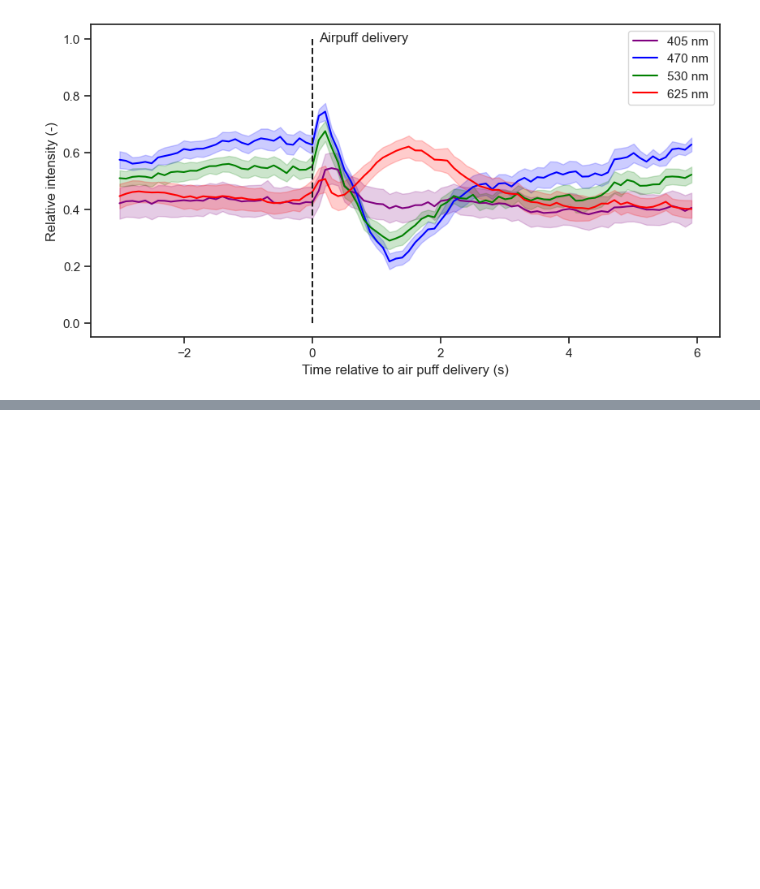
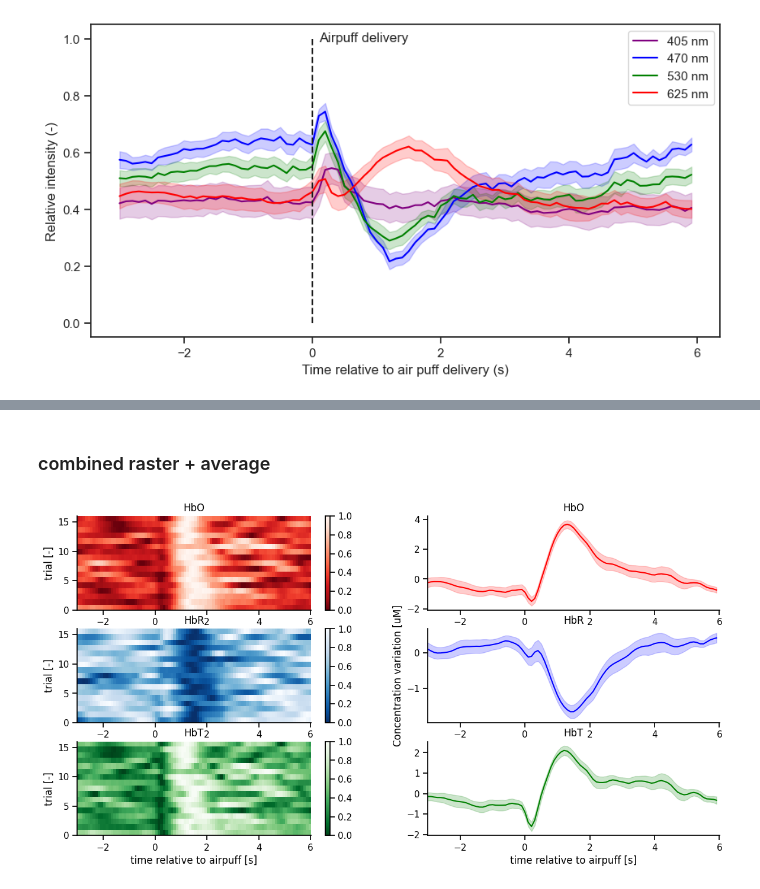
Before and after one commit to Laboratory-of-Vincent-Breton-Provencher/Widefield-Imaging-Acquisition, a Jupyter notebook: analysisPipeline/quickPlots.ipynb, the cells around one changed output, grey strips where cells are left out. Saved outputs shown, nothing was run; the diff lists cells and outputs as text; code cells hidden in the pictures; blank space fills up the shorter version.

```diff
--- a/analysisPipeline/quickPlots.ipynb
+++ b/analysisPipeline/quickPlots.ipynb
@@ -215,0 +294,29 @@ plt.imshow(monalisa, cmap=cmap)
+# %% [markdown]
+### combined raster + average
+# %%
+fig = plt.figure(figsize=(14, 7))
+
+for idx, (sig, cmap, title) in enumerate(zip(aligned_data, cmaps, titles)):
+  ax = plt.subplot(3, 2, 2*idx+1)
+  ax.set_title(title)
+  ax.set_xlabel('time relative to airpuff [s]')
+  ax.set_ylabel("trial [-]")
+  pos = ax.imshow(aligned_data_norm[idx,:,:], origin='lower', extent=[time[AP_idx[0]-inf]-time[AP_idx[0]], time[AP_idx[0]+sup]-time[AP_idx[0]], 0, ncycles], aspect='auto', cmap=cmap)
+  fig.colorbar(pos, ax=ax)
+
+for idx, (sig, col, title) in enumerate(zip(aligned_data_raw, cols, titles)):
+    avg_data = np.mean(sig, axis=0)
+    std_data = sem(sig, axis=0)
+
+    ax = plt.subplot(3, 2, 2*idx+2)
+    ax.set_title(title)
+    # ax.vlines(0, avg_data.min(), avg_data.max(), color='grey', linestyles='-')
+    ax.plot(time[AP_idx[0]-inf:AP_idx[0]+sup]-time[AP_idx[0]], avg_data, color=col)
+    ax.fill_between(time[AP_idx[0]-inf:AP_idx[0]+sup]-time[AP_idx[0]], avg_data-std_data, avg_data+std_data, color=col, alpha=0.2)
+    ax.set_xlim(time[AP_idx[0]-inf]-time[AP_idx[0]], time[AP_idx[0]+sup]-time[AP_idx[0]])
+    ax.set_xlabel('time relative to airpuff [s]')
+    if idx == 1:
+        ax.set_ylabel("Concentration variation [uM]")
+    sns.despine()
+# %% [output]
+[figure, added]
```
Also changed, not shown: parts of 18 cells of this notebook, 1 other file.
